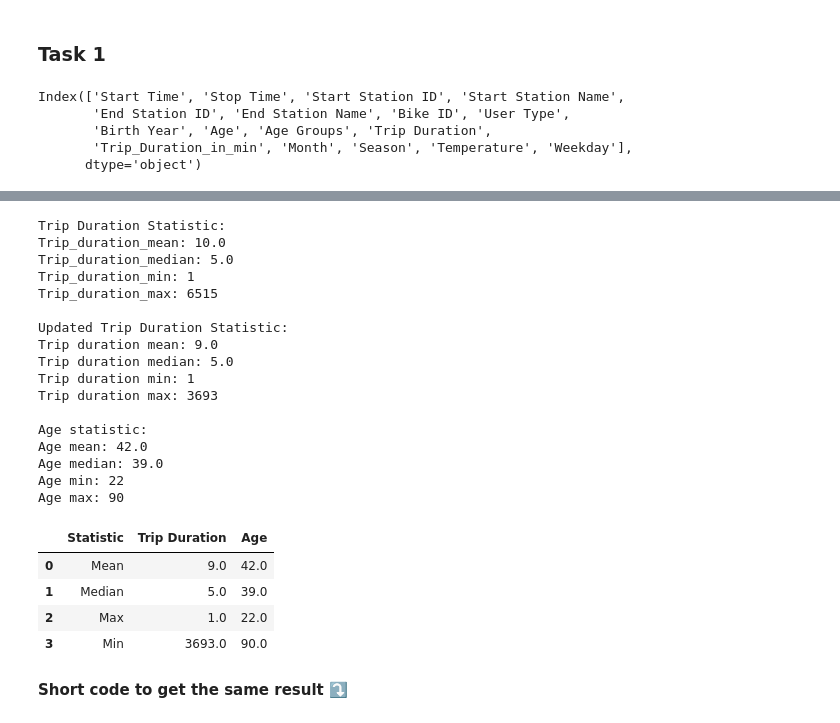
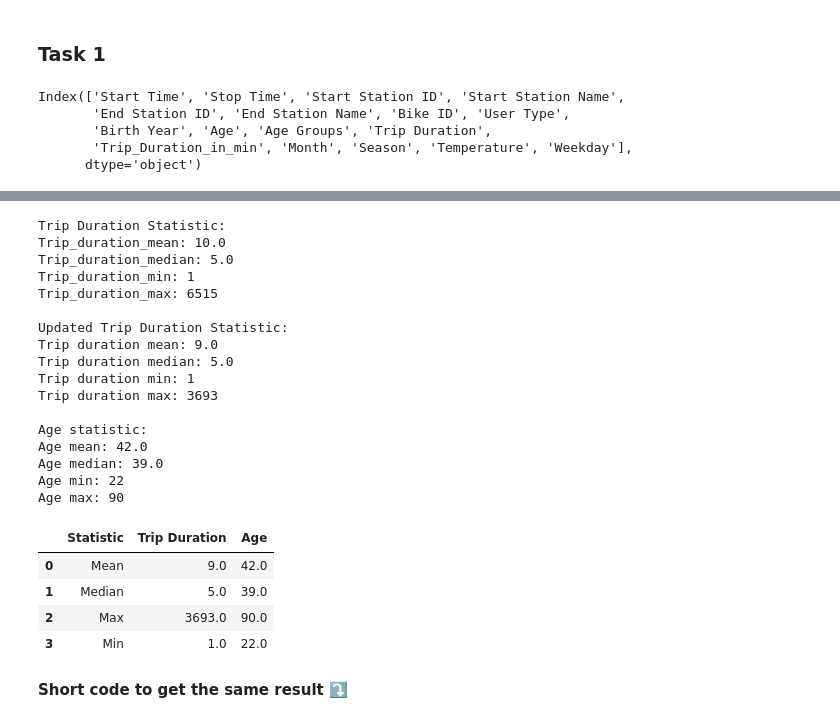
Before and after one commit to niksaderek/Nyc-Bikeshare-Demand-Analysis, a Jupyter notebook: notebook.ipynb, the cells around one changed output, grey strips where cells are left out. Drawn from its saved outputs; the diff is of its cells as text; code cells hidden in the pictures.

```diff
--- a/notebook.ipynb
+++ b/notebook.ipynb
@@ -128,8 +128,8 @@ print("Age max:", round(age_max, 0))
 # Create a table of trip duration and age statistics
 statistics_table = pd.DataFrame({
     "Statistic": ["Mean", "Median", "Max", "Min"],
-    "Trip Duration": [round(trip_duration_mean, 0), round(trip_duration_median, 0), round(trip_duration_min, 0), round(trip_duration_max, 0)],
-    "Age": [round(age_mean, 0), round(age_median, 0), round(age_min, 0), round(age_max, 0)]
+    "Trip Duration": [round(trip_duration_mean, 0), round(trip_duration_median, 0), round(trip_duration_max, 0), round(trip_duration_min, 0)],
+    "Age": [round(age_mean, 0), round(age_median, 0), round(age_max, 0), round(age_min, 0)]
 })
 
 # Display the table
@@ -139,35 +139,35 @@ Index(['Start Time', 'Stop Time', 'Start Station ID', 'Start Station Name',
        'End Station ID', 'End Station Name', 'Bike ID', 'User Type',
        'Birth Year', 'Age', 'Age Groups', 'Trip Duration',
        'Trip_Duration_in_min', 'Month', 'Season', 'Temperature', 'Weekday'],
       dtype='object')
 |  | Start Time | Stop Time | Start Station ID | Start Station Name | End Station ID | End Station Name | ... |
 | 0 | 2017-01-01 00:38:00 | 2017-01-01 01:03:00 | 3194 | McGinley Square | 3271 | Danforth Light Rail | ... |
 | 1 | 2017-01-01 01:47:00 | 2017-01-01 01:58:00 | 3183 | Exchange Place | 3203 | Hamilton Park | ... |
 | 3 | 2017-01-01 01:56:00 | 2017-01-01 02:00:00 | 3186 | Grove St PATH | 3270 | Jersey & 6th St | ... |
 | 4 | 2017-01-01 02:12:00 | 2017-01-01 02:23:00 | 3270 | Jersey & 6th St | 3206 | Hilltop | ... |
 | 5 | 2017-01-01 02:22:00 | 2017-01-01 02:31:00 | 3212 | Christ Hospital | 3225 | Baldwin at Montgomery | ... |
 Trip Duration Statistic:
 Trip_duration_mean: 10.0
 Trip_duration_median: 5.0
 Trip_duration_min: 1
 Trip_duration_max: 6515
 
 Updated Trip Duration Statistic:
 Trip duration mean: 9.0
 Trip duration median: 5.0
 Trip duration min: 1
 Trip duration max: 3693
 
 Age statistic:
 Age mean: 42.0
 Age median: 39.0
 Age min: 22
 Age max: 90
 |  | Statistic | Trip Duration | Age |
 | 0 | Mean | 9.0 | 42.0 |
 | 1 | Median | 5.0 | 39.0 |
-| 2 | Max | 1.0 | 22.0 |
-| 3 | Min | 3693.0 | 90.0 |
+| 2 | Max | 3693.0 | 90.0 |
+| 3 | Min | 1.0 | 22.0 |
 # %% [markdown]
 **Short code to get the same result  ⤵**
 # %%
```
Also changed, not shown: 6 other files.
